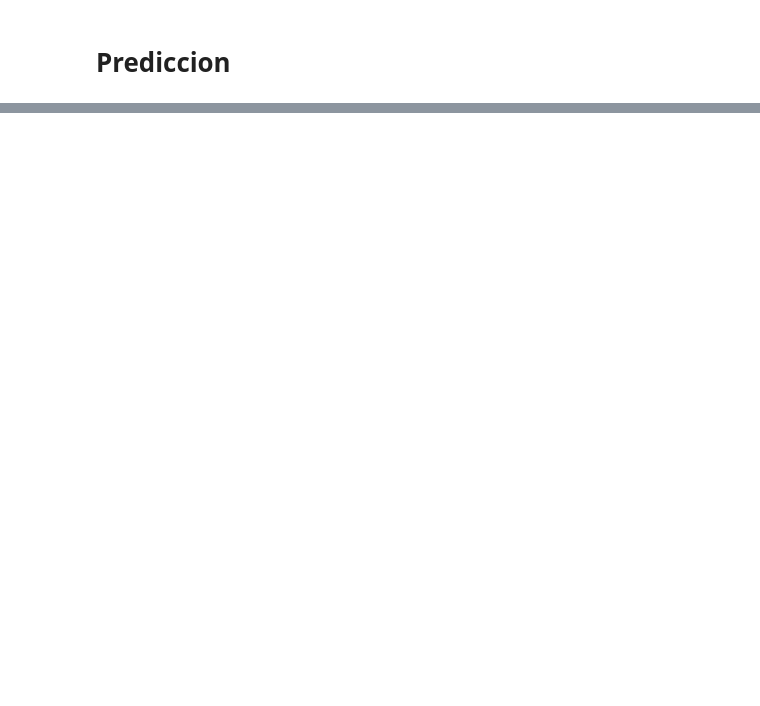
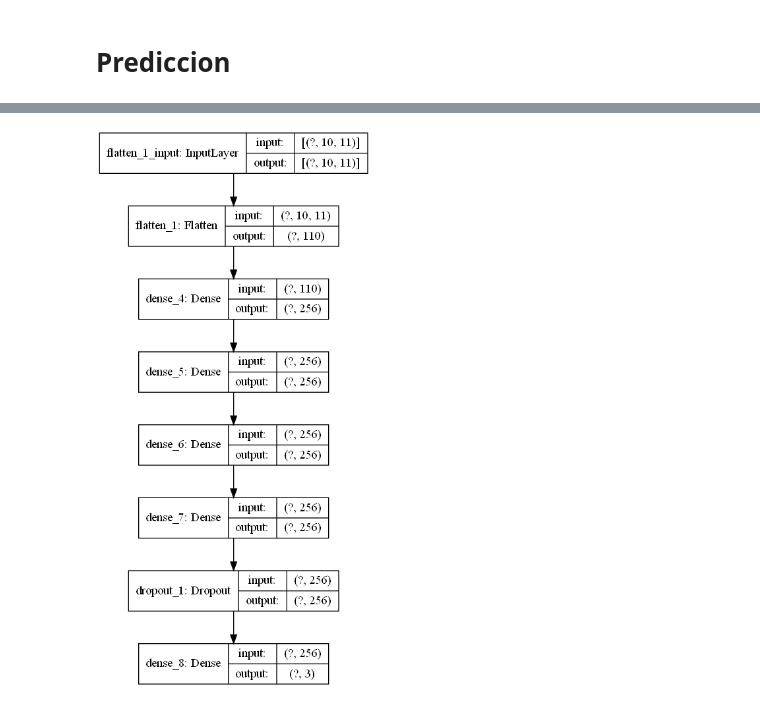
Before and after one commit to valegrei/gdp-growth-forecast, a Jupyter notebook: gdp_growth_forecasting/evaluacion/MLP_evaluation.ipynb, the cells around one changed output, grey strips where cells are left out. Cells and saved outputs as stored; diff of their text form; code cells hidden in the pictures; blank space fills up the shorter version.

```diff
--- a/gdp_growth_forecasting/evaluacion/MLP_evaluation.ipynb
+++ b/gdp_growth_forecasting/evaluacion/MLP_evaluation.ipynb
@@ -157,0 +239,4 @@ plot_pred(dn_y_test, dn_y_pred,2021)
+# %%
+plot_model(model,'MLP.png',show_shapes=True, show_layer_names=True)
+# %% [output]
+[figure, added]
```
Also changed, not shown: parts of 15 cells of this notebook.
